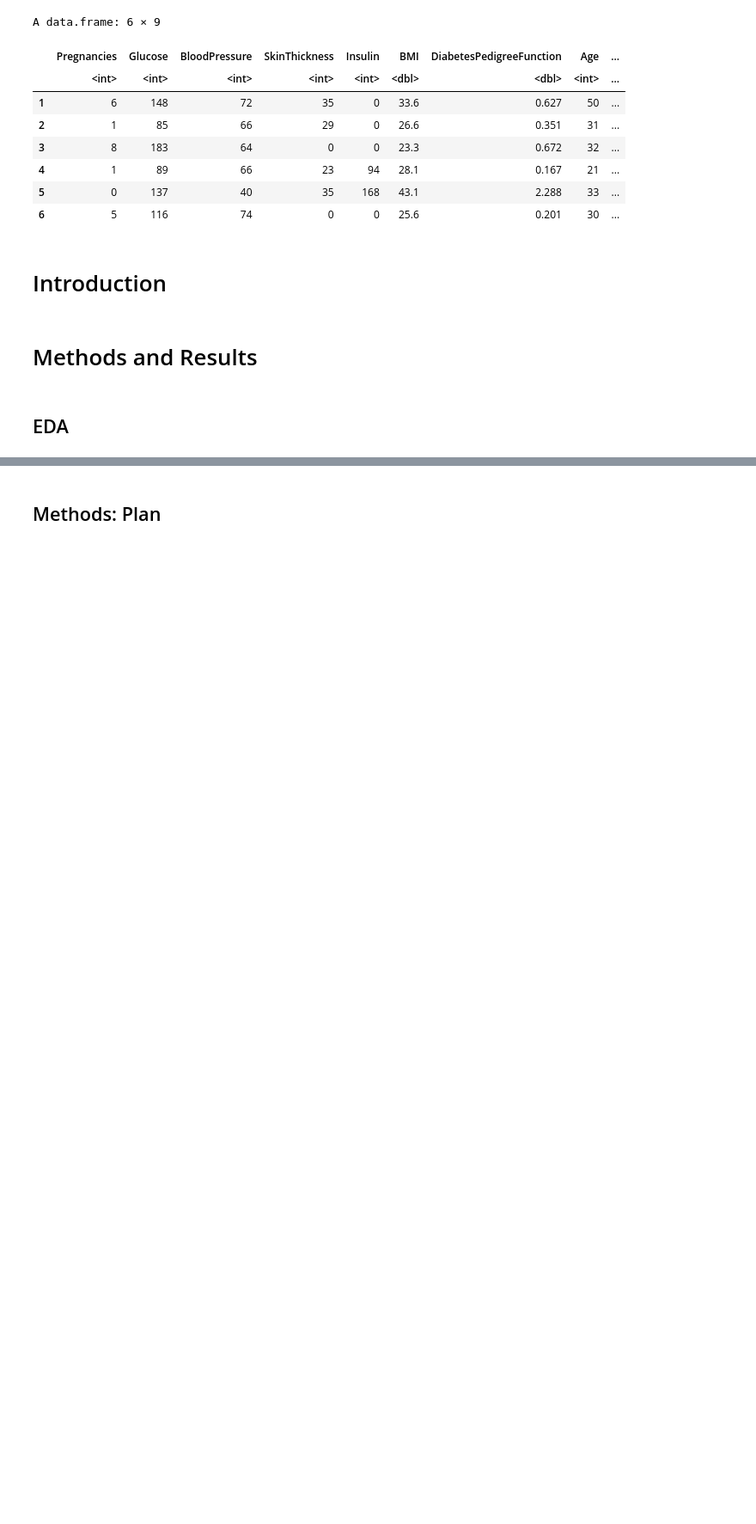
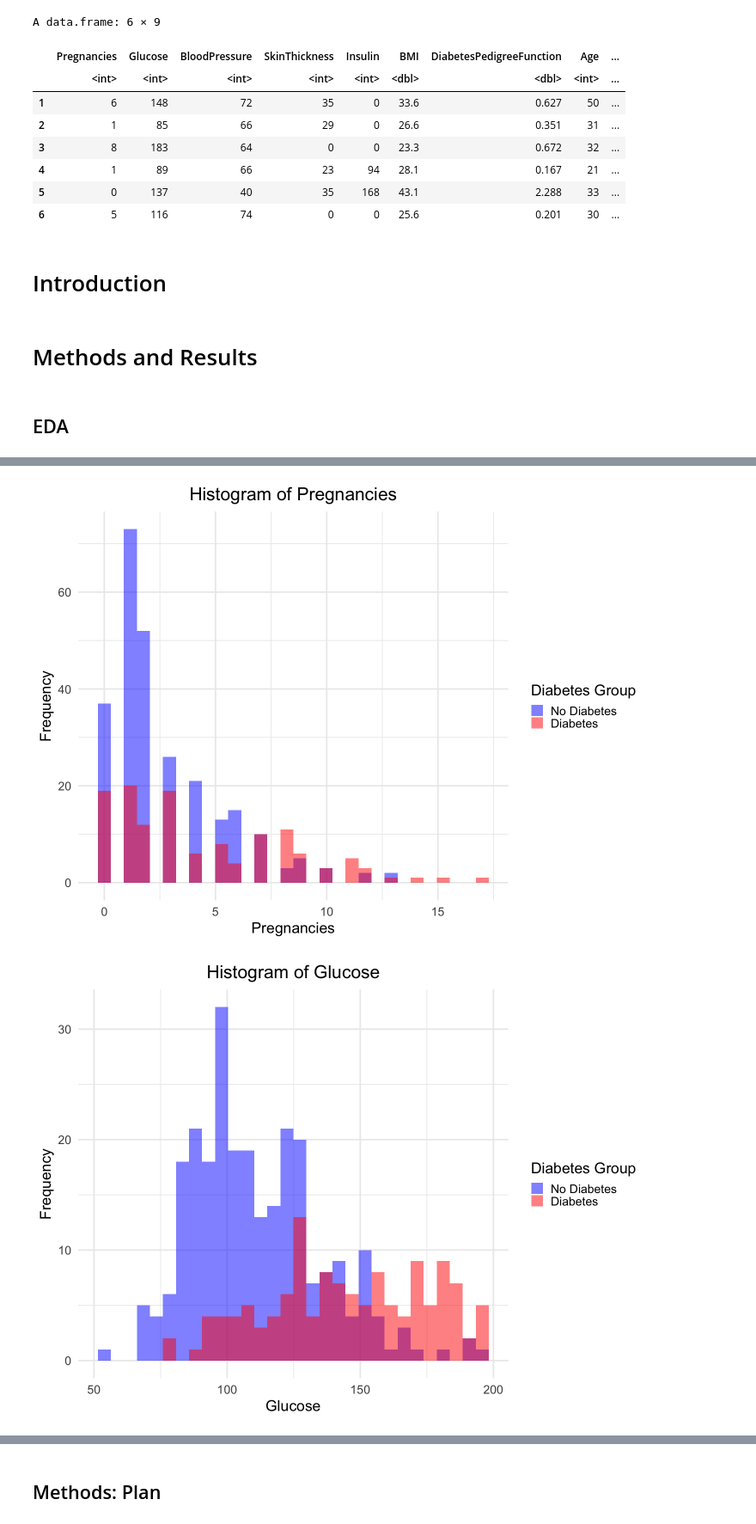
Before and after one commit to justinyyl/STAT_301_Group_31, a Jupyter notebook: Group_Report.ipynb, the cells around one changed output, grey strips where cells are left out. Shown at 86% size. Saved outputs shown, nothing was run; the diff lists cells and outputs as text; code cells hidden in the pictures; blank space fills up the shorter version.

```diff
--- a/Group_Report.ipynb
+++ b/Group_Report.ipynb
@@ -32,8 +33,8 @@ The following objects are masked from ‘package:base’:
 
 Loaded glmnet 4.1-8
 # %%
-diabetes_data <- read.csv("data/diabetes.csv")
-head(diabetes_data)
+diabetes <- read.csv("data/diabetes.csv")
+head(diabetes)
 # %% [output]
 A data.frame: 6 × 9
 |  | Pregnancies | Glucose | BloodPressure | SkinThickness | Insulin | BMI | DiabetesPedigreeFunction | Age | ... |
@@ -52,0 +74,7 @@ A data.frame: 6 × 9
+# %%
+# Main developer: Luna
+# these columns are measurements which are generally unlikely to have 0 values (for instance unlike Pregnancies)
+columns_with_zeros <- c("Glucose", "BloodPressure", "SkinThickness", "Insulin", "BMI")
+
+zero_counts <- colSums(diabetes[columns_with_zeros] == 0)
+zero_counts
@@ -52,0 +89,9 @@ A data.frame: 6 × 9
+# %%
+# Main developer: Luna
+# converting the zero values to NA
+diabetes2 <- diabetes |>
+    mutate_at(vars(all_of(columns_with_zeros)), ~na_if(., 0))
+
+# dropping rows with NA
+diabetes_cleaned <- diabetes2 |> drop_na(all_of(columns_with_zeros))
+head(diabetes_cleaned)
@@ -52,0 +108,8 @@ A data.frame: 6 × 9
+# %%
+# Main developer: Luna
+# convert Outcome to a factor with levels "0" and "1"
+diabetes_cleaned$Outcome <- factor(diabetes_cleaned$Outcome, levels = c(0, 1), labels = c("0", "1"))
+
+# verify and check levels
+str(diabetes_cleaned)
+levels(diabetes_cleaned$Outcome)
@@ -52,0 +151,20 @@ A data.frame: 6 × 9
+# %%
+# Main developer: Yulin
+options(repr.plot.width = 12, repr.plot.height = 9)
+
+numeric_cols <- c("Pregnancies", "Glucose", "BloodPressure", "SkinThickness", "Insulin", "BMI", "DiabetesPedigreeFunction", "Age")
+
+for (feat in numeric_cols) {
+  feat_plot <- ggplot(diabetes_cleaned) +
+    geom_histogram(aes(x = get(feat), fill = Outcome), bins = 30, alpha = 0.5, position = "identity") +
+    labs(title = paste("Histogram of", feat), x = feat, y = "Frequency") +
+    scale_fill_manual(values = c("blue", "red"), labels = c("No Diabetes", "Diabetes")) +
+    guides(fill = guide_legend(title = "Diabetes Group")) +
+    theme_minimal(base_size = 21) +
+    theme(plot.title = element_text(hjust = 0.5))
+
+  print(feat_plot)
+}
+# %% [output]
+[figure, added]
+[figure, added]
```
Also changed, not shown: parts of 26 cells of this notebook.
